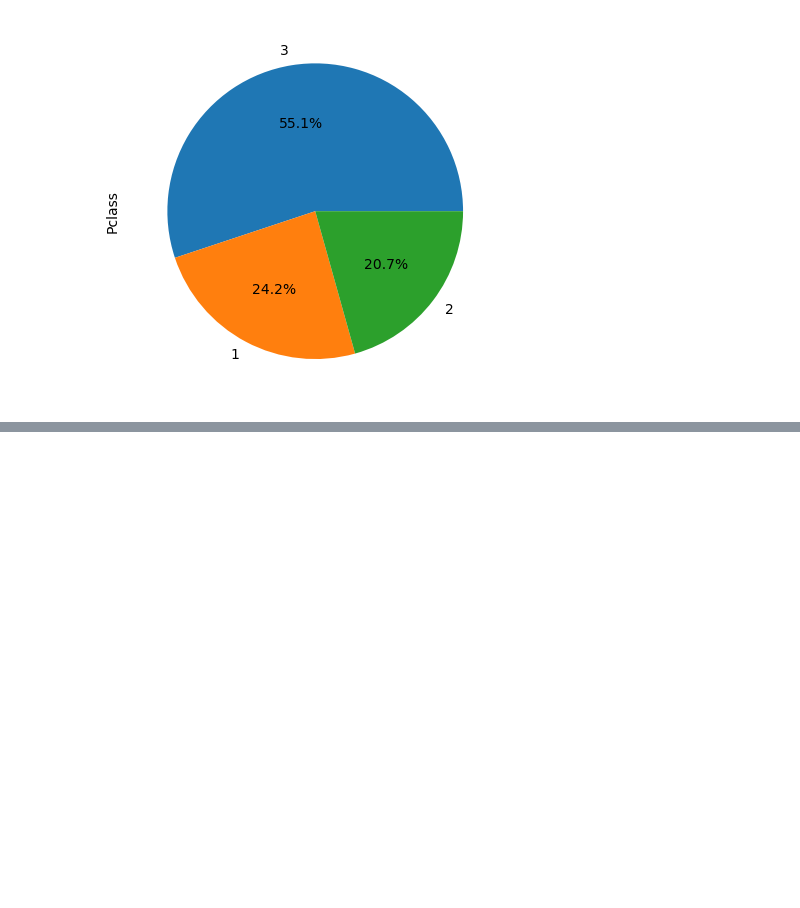
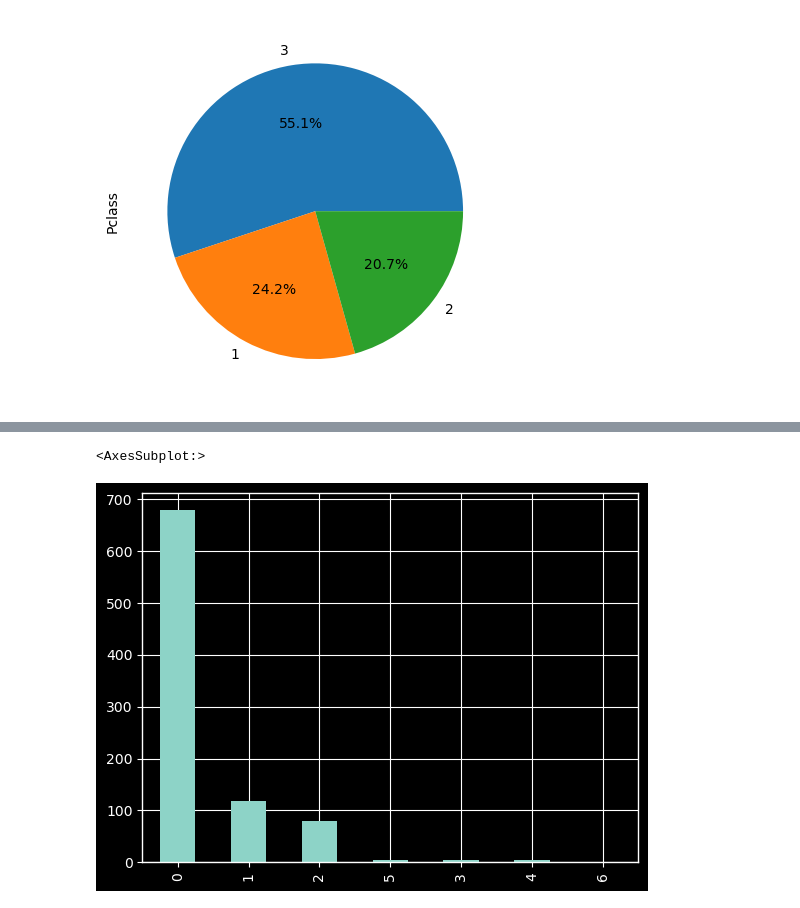
Before and after one commit to Ankkkyyyy/MachineLearning-, a Jupyter notebook: DAP/Exploratory Data Analysis/EDA.ipynb, the cells around one changed output, grey strips where cells are left out. Drawn from its saved outputs; the diff is of its cells as text; code cells hidden in the pictures; blank space fills up the shorter version.

```diff
--- a/DAP/Exploratory Data Analysis/EDA.ipynb
+++ b/DAP/Exploratory Data Analysis/EDA.ipynb
@@ -303,0 +336,4 @@ df['Pclass'].value_counts().plot(kind='pie',autopct='%0.1f%%')
+# %%
+plt.style.available
+# plt.style.use('ggplot')
+plt.style.use('dark_background')
@@ -303,0 +360,5 @@ df['Pclass'].value_counts().plot(kind='pie',autopct='%0.1f%%')
+# %%
+df['Parch'].value_counts().plot(kind='bar')
+# %% [output]
+<AxesSubplot:>
+[figure, added]
```
Also changed, not shown: parts of 41 cells of this notebook.
